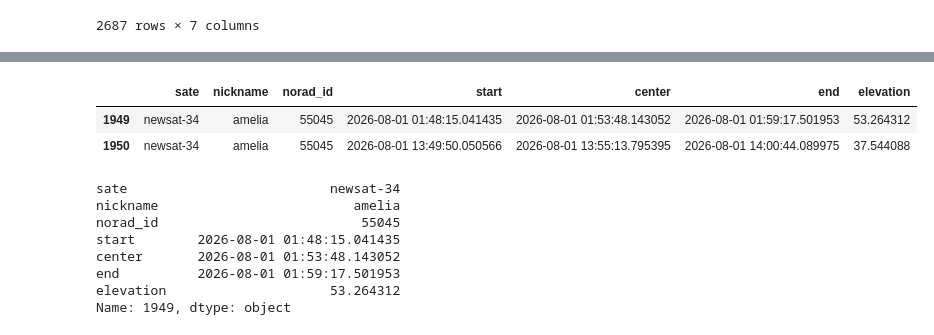
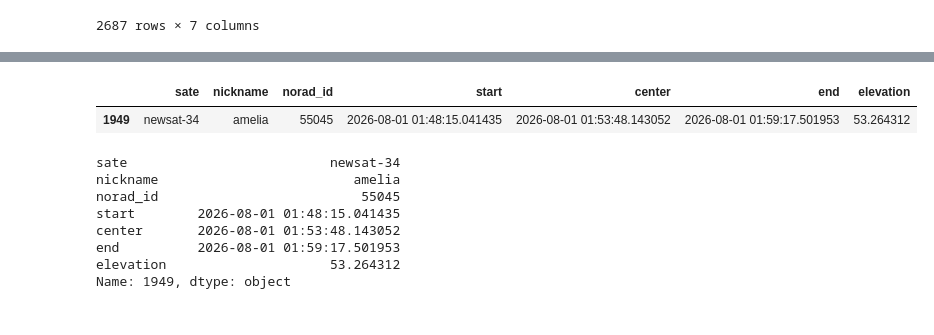
Before and after one commit to ucseml-team/machine-learning-course, a Jupyter notebook: intro_herramientas_basicas.ipynb, the cells around one changed output, grey strips where cells are left out. Cells and saved outputs as stored; diff of their text form; code cells hidden in the pictures.

```diff
--- a/intro_herramientas_basicas.ipynb
+++ b/intro_herramientas_basicas.ipynb
@@ -169,22 +169,21 @@ first_half_passes.sample(10)
 # %%
 today = datetime.utcnow()
 
 when_to_see_amelia = passes[
     (passes.nickname == "amelia")
     & (passes.elevation > 25)
     & passes.start.between(today,
                            today + timedelta(days=2))
     & (
-        (passes.start.dt.hour >= 9)
+        (passes.start.dt.hour >= 21)
         | (passes.start.dt.hour < 2)
     )
 ]
 
 when_to_see_amelia
 # %% [output]
 |  | sate | nickname | norad_id | start | center | end | elevation |
 | 1949 | newsat-34 | amelia | 55045 | 2026-08-01 01:48:15.041435 | 2026-08-01 01:53:48.143052 | 2026-08-01 01:59:17.501953 | 53.264312 |
-| 1950 | newsat-34 | amelia | 55045 | 2026-08-01 13:49:50.050566 | 2026-08-01 13:55:13.795395 | 2026-08-01 14:00:44.089975 | 37.544088 |
 # %%
 when_to_see_amelia.iloc[0]
 # %% [output]
```
Also changed, not shown: parts of 14 cells of this notebook.
